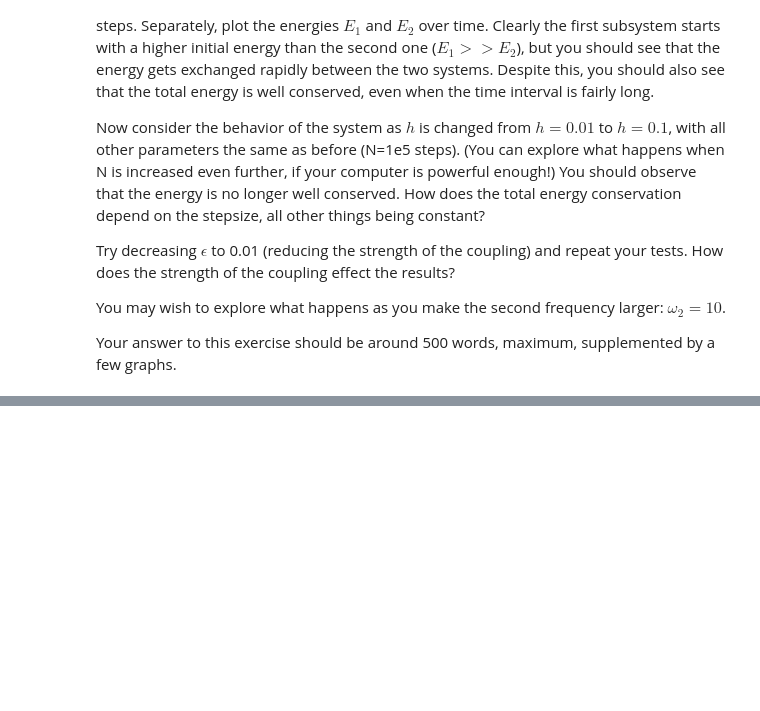
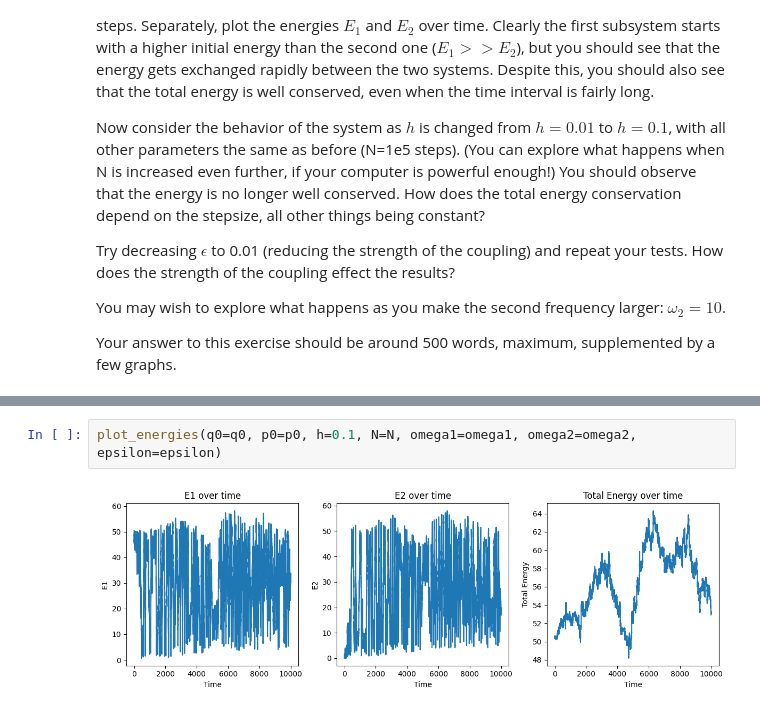
Before and after one commit to uzaykaradag/rscam-hw-2, a Jupyter notebook: ComputerAssessment1.ipynb, the cells around one changed output, grey strips where cells are left out. Drawn from its saved outputs; the diff is of its cells as text; blank space fills up the shorter version.

```diff
--- a/ComputerAssessment1.ipynb
+++ b/ComputerAssessment1.ipynb
@@ -245,0 +376,4 @@ Your answer to this exercise should be around 500 words, maximum, supplemented b
+# %%
+plot_energies(q0=q0, p0=p0, h=0.1, N=N, omega1=omega1, omega2=omega2, epsilon=epsilon)
+# %% [output]
+[figure, added]
```
Also changed, not shown: parts of 17 cells of this notebook.
